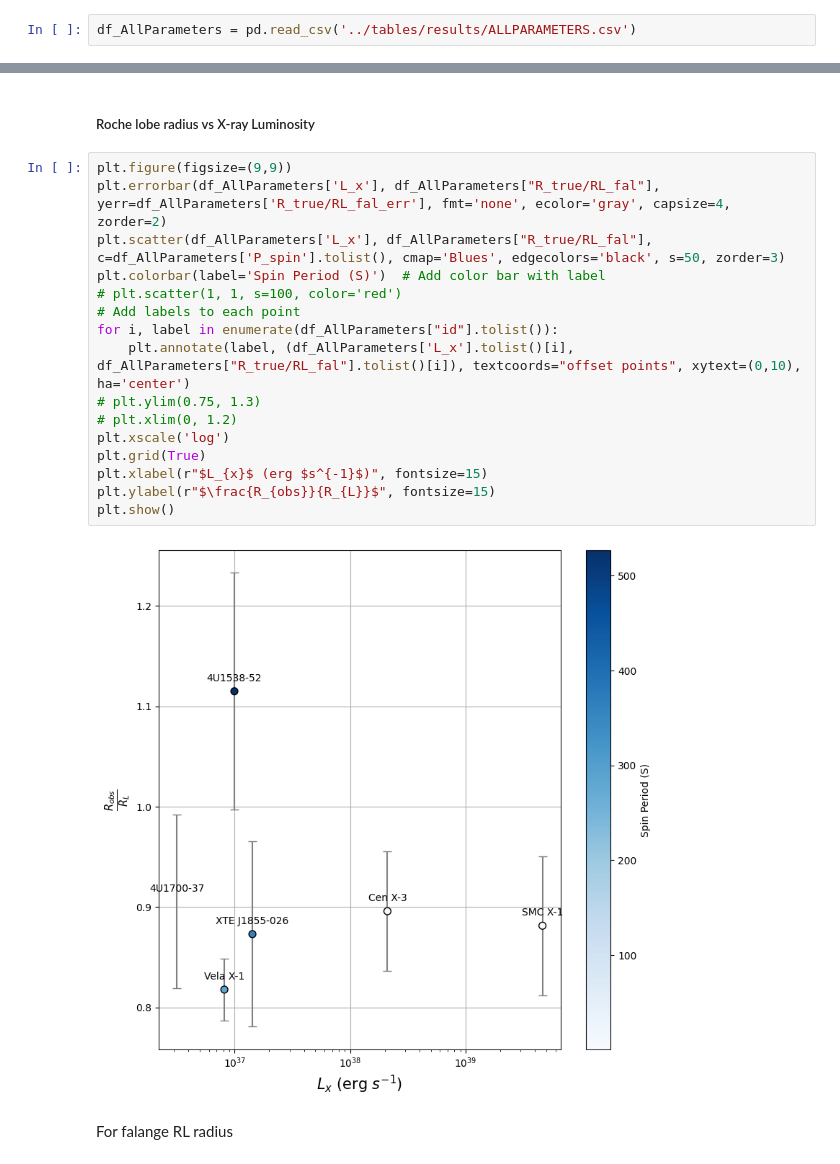
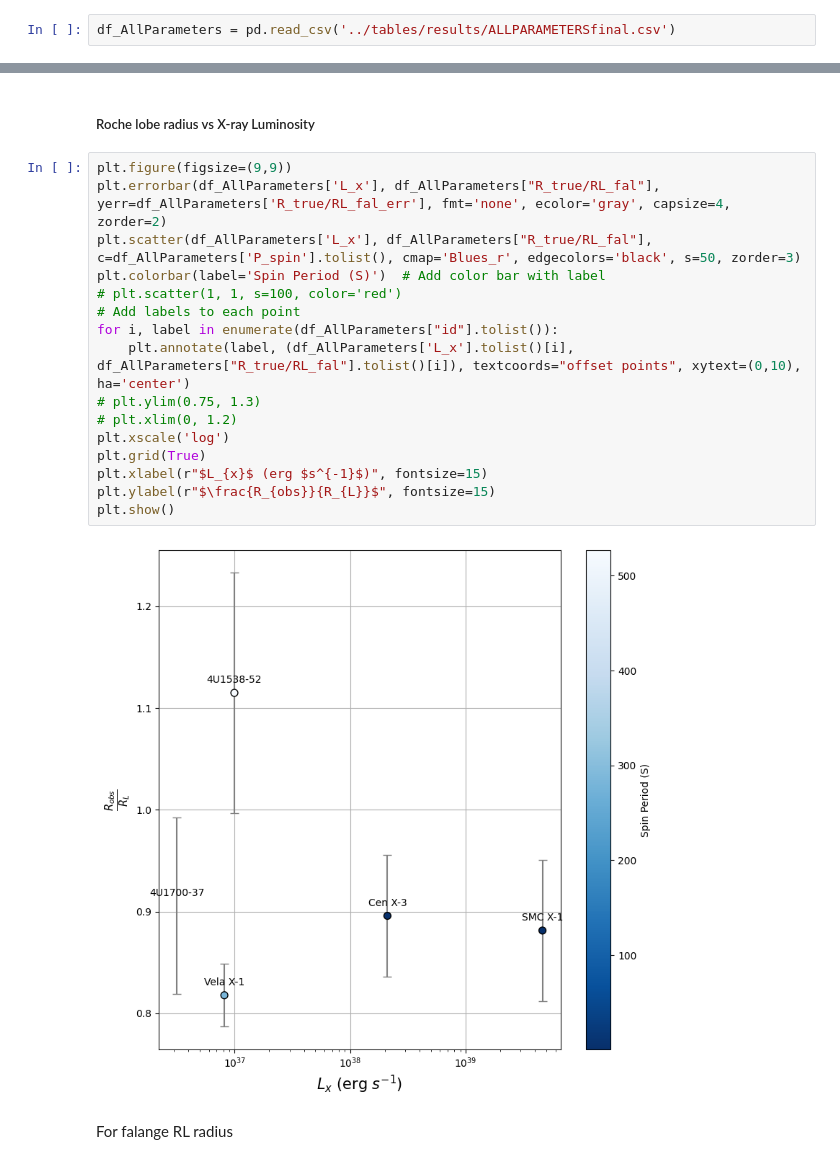
Before and after one commit to LvV210/MasterProject, a Jupyter notebook: HMXBparameters/plot.ipynb, the cells around one changed output, grey strips where cells are left out. Saved outputs shown, nothing was run; the diff lists cells and outputs as text.

```diff
--- a/HMXBparameters/plot.ipynb
+++ b/HMXBparameters/plot.ipynb
@@ -5,7 +5,7 @@ import pandas as pd
 import numpy as np
 import matplotlib.pyplot as plt
 # %%
-df_AllParameters = pd.read_csv('../tables/results/ALLPARAMETERS.csv')
+df_AllParameters = pd.read_csv('../tables/results/ALLPARAMETERSfinal.csv')
 # %% [markdown]
 <font color='yellow' size=5> Plots </font>
 # %%
@@ -32,21 +32,21 @@ plt.show()
 # %%
 plt.figure(figsize=(9,9))
 plt.errorbar(df_AllParameters['L_x'], df_AllParameters["R_true/RL_fal"], yerr=df_AllParameters['R_true/RL_fal_err'], fmt='none', ecolor='gray', capsize=4, zorder=2)
-plt.scatter(df_AllParameters['L_x'], df_AllParameters["R_true/RL_fal"], c=df_AllParameters['P_spin'].tolist(), cmap='Blues', edgecolors='black', s=50, zorder=3)
+plt.scatter(df_AllParameters['L_x'], df_AllParameters["R_true/RL_fal"], c=df_AllParameters['P_spin'].tolist(), cmap='Blues_r', edgecolors='black', s=50, zorder=3)
 plt.colorbar(label='Spin Period (S)')  # Add color bar with label
 # plt.scatter(1, 1, s=100, color='red')
 # Add labels to each point
 for i, label in enumerate(df_AllParameters["id"].tolist()):
     plt.annotate(label, (df_AllParameters['L_x'].tolist()[i], df_AllParameters["R_true/RL_fal"].tolist()[i]), textcoords="offset points", xytext=(0,10), ha='center')
 # plt.ylim(0.75, 1.3)
 # plt.xlim(0, 1.2)
 plt.xscale('log')
 plt.grid(True)
 plt.xlabel(r"$L_{x}$ (erg $s^{-1}$)", fontsize=15)
 plt.ylabel(r"$\frac{R_{obs}}{R_{L}}$", fontsize=15)
 plt.show()
 # %% [output]
-[figure, old version]
+[figure, new version]
 # %% [markdown]
 For falange RL radius
 # %%
```
Also changed, not shown: parts of 7 cells of this notebook, 12 other files.
